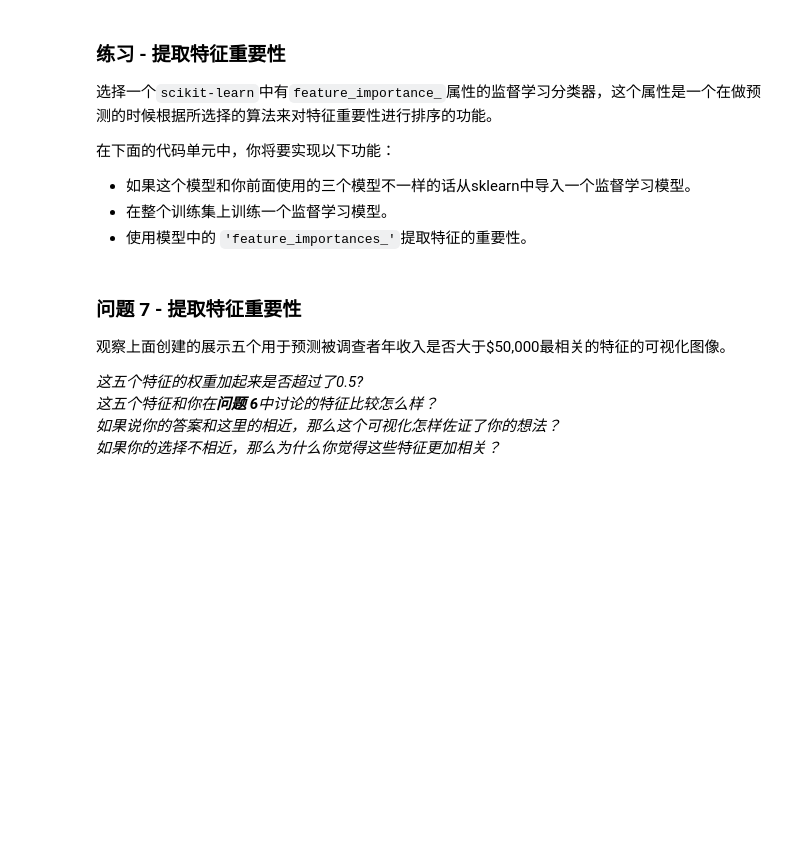
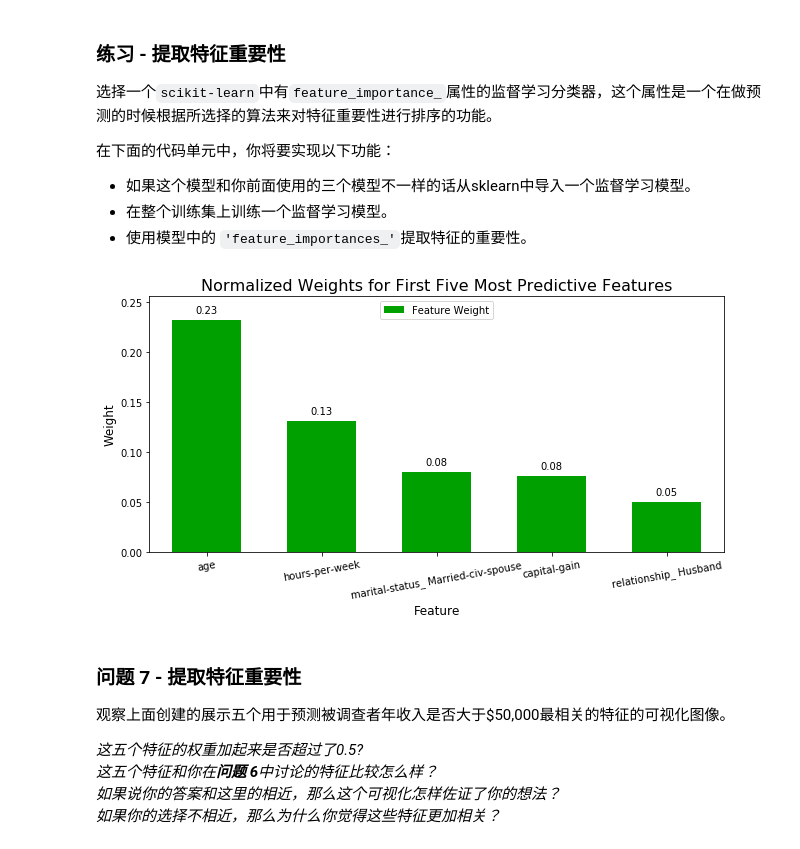
Before and after one commit to zhglinux/MachineLearning, a Jupyter notebook: finding_donors-master/finding_donors.ipynb, the cells around one changed output. Drawn from its saved outputs; the diff is of its cells as text; code cells hidden in the pictures; blank space fills up the shorter version.

```diff
--- a/finding_donors-master/finding_donors.ipynb
+++ b/finding_donors-master/finding_donors.ipynb
@@ -626,3 +642,33 @@ vs.feature_plot(importances, X_train, y_train)
+# %%
+# TODO：导入一个有'feature_importances_'的监督学习模型
+
+from sklearn.datasets import make_classification
+from sklearn.ensemble import ExtraTreesClassifier
+
+# TODO：在训练集上训练一个监督学习模型
+# X, y = make_classification(n_samples=3000,
+#                            n_features=13,
+#                            n_informative=3,
+#                            n_redundant=0,
+#                            n_repeated=0,
+#                            n_classes=2,
+#                            random_state=0,
+#                            shuffle=True)
+
+# Build a forest and compute the feature importances
+forest = ExtraTreesClassifier(n_estimators=250,
+                              random_state=0)
+
+
+model = forest.fit(X_train, y_train)
+
+# TODO： 提取特征重要性
+importances = model.feature_importances_
+
+# 绘图
+vs.feature_plot(importances, X_train, y_train)
+# %% [output]
+[figure, added]
 # %% [markdown]
 ### 问题 7 - 提取特征重要性
 观察上面创建的展示五个用于预测被调查者年收入是否大于\$50,000最相关的特征的可视化图像。
```
Also changed, not shown: parts of 10 cells of this notebook, 1 other file.
